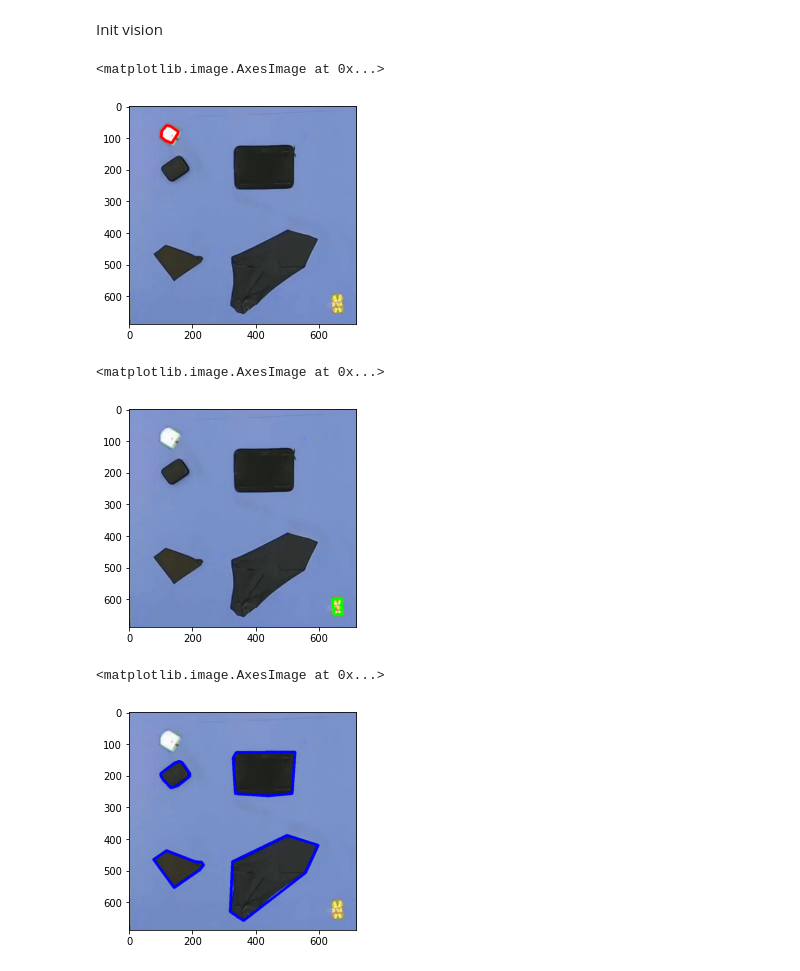
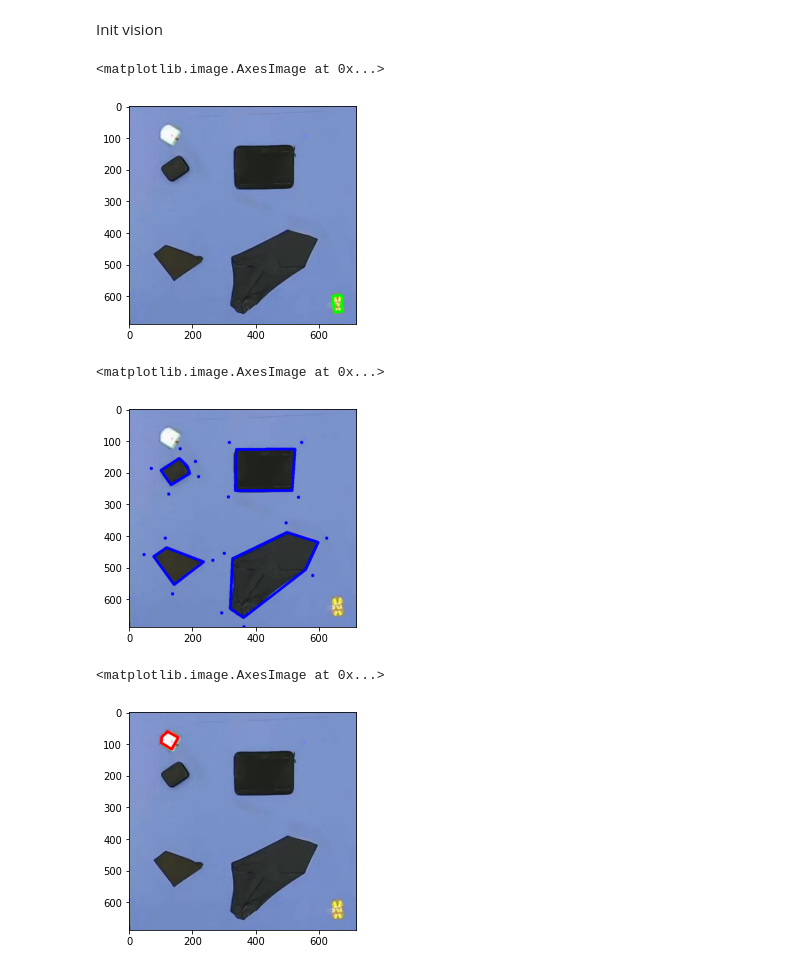
Before and after one commit to tgieruc/BOMR_2021, a Jupyter notebook: Vision/vision.ipynb, the cells around one changed output. Drawn from its saved outputs; the diff is of its cells as text; code cells hidden in the pictures.

Commit message:
Added expanded contour for obstacles New class system

```diff
--- a/Vision/vision.ipynb
+++ b/Vision/vision.ipynb
@@ -20,20 +20,20 @@ Init vision
 # %%
 vision.update()
 # %%
-plt.imshow(vision.robot_mask)
+plt.imshow(vision.create_mask_aim(vision.actual_frame.copy()))
 # %% [output]
 <matplotlib.image.AxesImage at 0x...>
-[figure, old version]
+[figure, new version]
 # %%
-plt.imshow(vision.aim_mask)
+plt.imshow(vision.create_mask_obstacles(vision.actual_frame.copy()))
 # %% [output]
 <matplotlib.image.AxesImage at 0x...>
-[figure, old version]
+[figure, new version]
 # %%
-plt.imshow(vision.obstacles_mask)
+plt.imshow(vision.create_mask_robot(vision.actual_frame.copy()))
 # %% [output]
 <matplotlib.image.AxesImage at 0x...>
-[figure, old version]
+[figure, new version]
 # %%
 plt.imshow(vision.create_full_mask())
 # %% [output]
```
Also changed, not shown: parts of 2 cells of this notebook, 2 other files.
